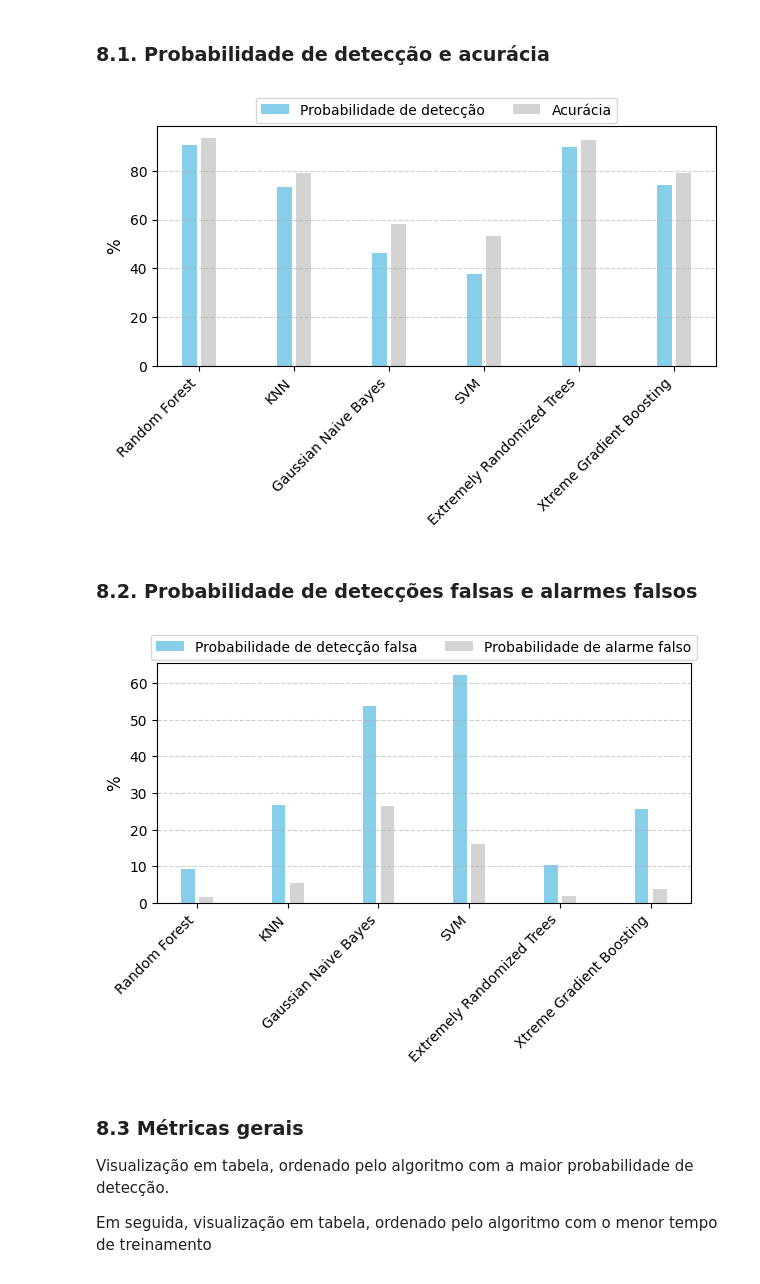
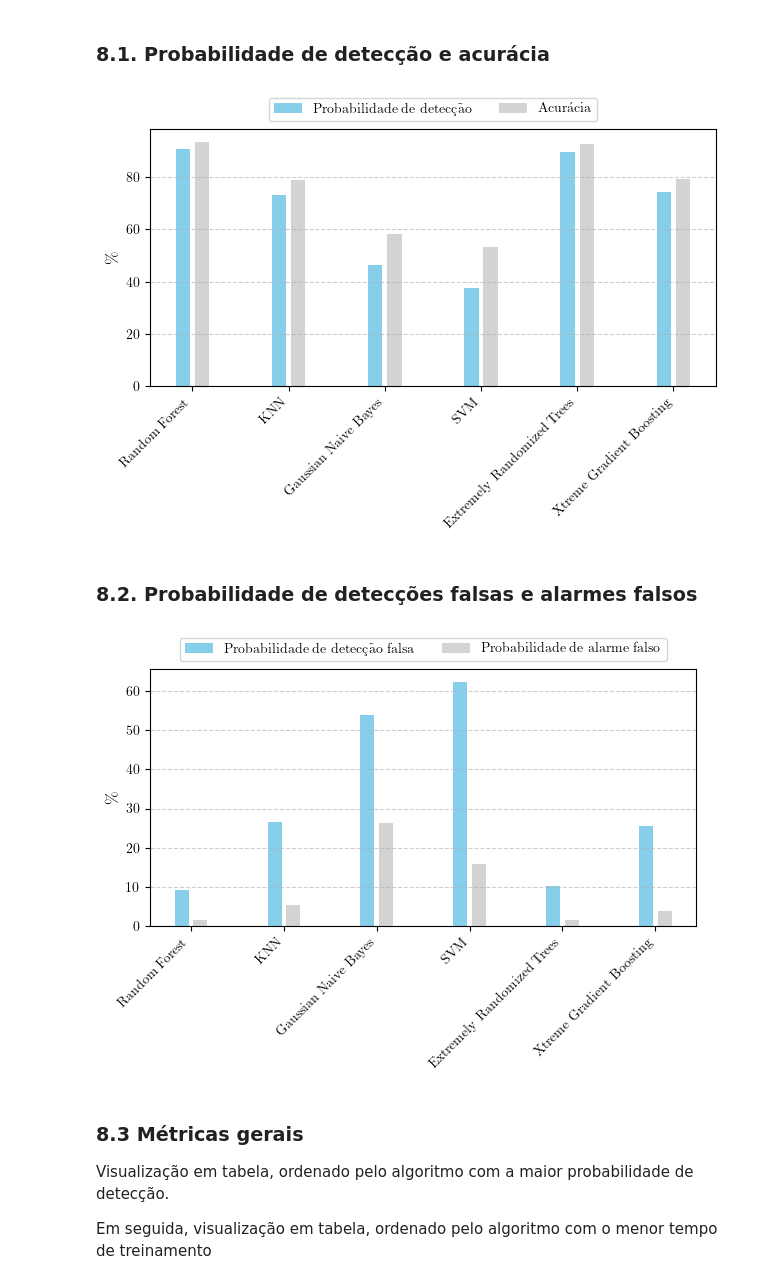
Before and after one commit to jtlimo/ccm-102, a Jupyter notebook: main.ipynb, the cells around one changed output. Cells and saved outputs as stored; diff of their text form; code cells hidden in the pictures.

Commit message:
feature: plot figures to use in LaTex (#36)

```diff
--- a/main.ipynb
+++ b/main.ipynb
@@ -155,7 +156,11 @@ def print_weighted_metrics(metrics_weighted):
     return df.style.hide(axis='index')
 
 
-def plot_metrics_graphic(results, metrics_to_plot):
+def plot_metrics_graphic(results, metrics_to_plot, title):
+  mpl.rcParams.update({
+    "text.usetex": True,
+    "font.family": "serif",
+  })
   algorithms = list(results.keys())
   first_metric_value = [results[alg][metrics_to_plot[0]] * 100 for alg in algorithms]
   second_metric_value = [results[alg][metrics_to_plot[1]] * 100 for alg in algorithms]
@@ -169,7 +174,7 @@ def plot_metrics_graphic(results, metrics_to_plot):
   ax.bar(x - width/2 - gap/2, first_metric_value, width, label=translated_names.get(metrics_to_plot[0].upper(), metrics_to_plot[0].upper()), color='skyblue')
   ax.bar(x + width/2 + gap/2, second_metric_value, width, label=translated_names.get(metrics_to_plot[1].upper(), metrics_to_plot[1].upper()), color='lightgray')
 
-  ax.set_ylabel('%', fontsize=12)
+  ax.set_ylabel(r'\%', fontsize=12)
   ax.set_xticks(x)
   ax.set_xticklabels(algorithms, fontsize=10)
   ax.set_xticklabels(ax.get_xticklabels(), rotation=45, ha='right')
@@ -177,7 +182,10 @@ def plot_metrics_graphic(results, metrics_to_plot):
   ax.legend(loc='upper center', bbox_to_anchor=(0.5, 1.15), ncol=2)
 
   ax.yaxis.grid(True, linestyle='--', alpha=0.6)
+  plt.subplots_adjust(left=0.2)
+
   plt.tight_layout()
+  plt.savefig(title + ".pdf", bbox_inches="tight", pad_inches=0.2)
   plt.show()
 # %% [markdown]
 ### 1.2 Extração das features e da classe
@@ -451,41 +459,43 @@ cm_xgb.plot(number_label=True, title="Matriz de Confusão", cmap=plt.cm.Blues) #
 results = {
     "Random Forest": {"tpr": weighted_metrics_rf['TPR'], "acc": weighted_metrics_rf['ACC'],
                       "pmd": weighted_metrics_rf['PMD'], "pfa": weighted_metrics_rf['FPR'],
                       "err": weighted_metrics_rf['ERR'], "mcc": weighted_metrics_rf['MCC'],
                       "f1": weighted_metrics_rf['F1'], "tnr": weighted_metrics_rf['TNR']},
 
     "KNN": {"tpr": weighted_metrics_knn['TPR'], "acc": weighted_metrics_knn['ACC'],
             "pmd": weighted_metrics_knn['PMD'], "pfa": weighted_metrics_knn['FPR'],
             "err": weighted_metrics_knn['ERR'], "mcc": weighted_metrics_knn['MCC'],
             "f1": weighted_metrics_knn['F1'], "tnr": weighted_metrics_knn['TNR']},
 
     "Gaussian Naive Bayes": {"tpr": weighted_metrics_nb['TPR'], "acc": weighted_metrics_nb['ACC'],
                              "pmd": weighted_metrics_nb['PMD'], "pfa": weighted_metrics_nb['FPR'],
                              "err": weighted_metrics_nb['ERR'], "mcc": weighted_metrics_nb['MCC'],
                              "f1": weighted_metrics_nb['F1'], "tnr": weighted_metrics_nb['TNR']},
     "SVM": {"tpr": weighted_metrics_svc['TPR'], "acc": weighted_metrics_svc['ACC'],
             "pmd": weighted_metrics_svc['PMD'], "pfa": weighted_metrics_svc['FPR'],
             "err": weighted_metrics_svc['ERR'], "mcc": weighted_metrics_svc['MCC'],
             "f1": weighted_metrics_svc['F1'], "tnr": weighted_metrics_svc['TNR']},
     "Extremely Randomized Trees": {"tpr": weighted_metrics_ert['TPR'], "acc": weighted_metrics_ert['ACC'],
                                    "pmd": weighted_metrics_ert['PMD'], "pfa": weighted_metrics_ert['FPR'],
                                    "err": weighted_metrics_ert['ERR'], "mcc": weighted_metrics_ert['MCC'],
                                    "f1": weighted_metrics_ert['F1'], "tnr": weighted_metrics_ert['TNR']},
     "Xtreme Gradient Boosting": {"tpr": weighted_metrics_xgb['TPR'], "acc": weighted_metrics_xgb['ACC'],
                                   "pmd": weighted_metrics_xgb['PMD'], "pfa": weighted_metrics_xgb['FPR'],
                                   "err": weighted_metrics_xgb['ERR'], "mcc": weighted_metrics_xgb['MCC'],
                                   "f1": weighted_metrics_xgb['F1'], "tnr": weighted_metrics_xgb['TNR']}
 }
 
-plot_metrics_graphic(results, metrics_to_plot=["tpr", "acc"])
+plot_metrics_graphic(results, metrics_to_plot=["tpr", "acc"],
+                            title="plot_accuracy_and_tpr")
 # %% [output]
-[figure, old version]
+[figure, new version]
 # %% [markdown]
 ### 8.2. Probabilidade de detecções falsas e alarmes falsos
 # %%
-plot_metrics_graphic(results, metrics_to_plot=["pmd", "pfa"])
+plot_metrics_graphic(results, metrics_to_plot=["pmd", "pfa"],
+                      title="plot_pmd_and_pfa")
 # %% [output]
-[figure, old version]
+[figure, new version]
 # %% [markdown]
 ### 8.3 Métricas gerais
 
```
Also changed, not shown: parts of 8 cells of this notebook, 5 other files.
